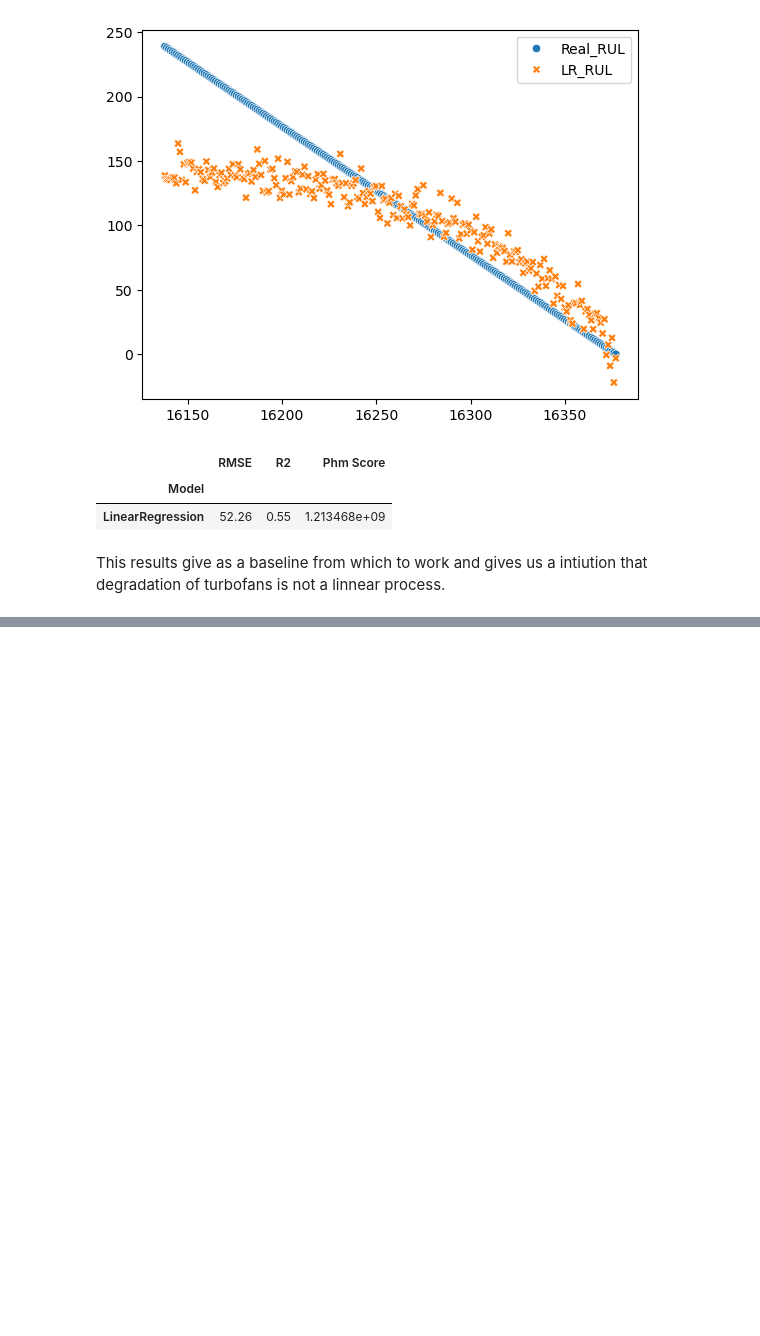
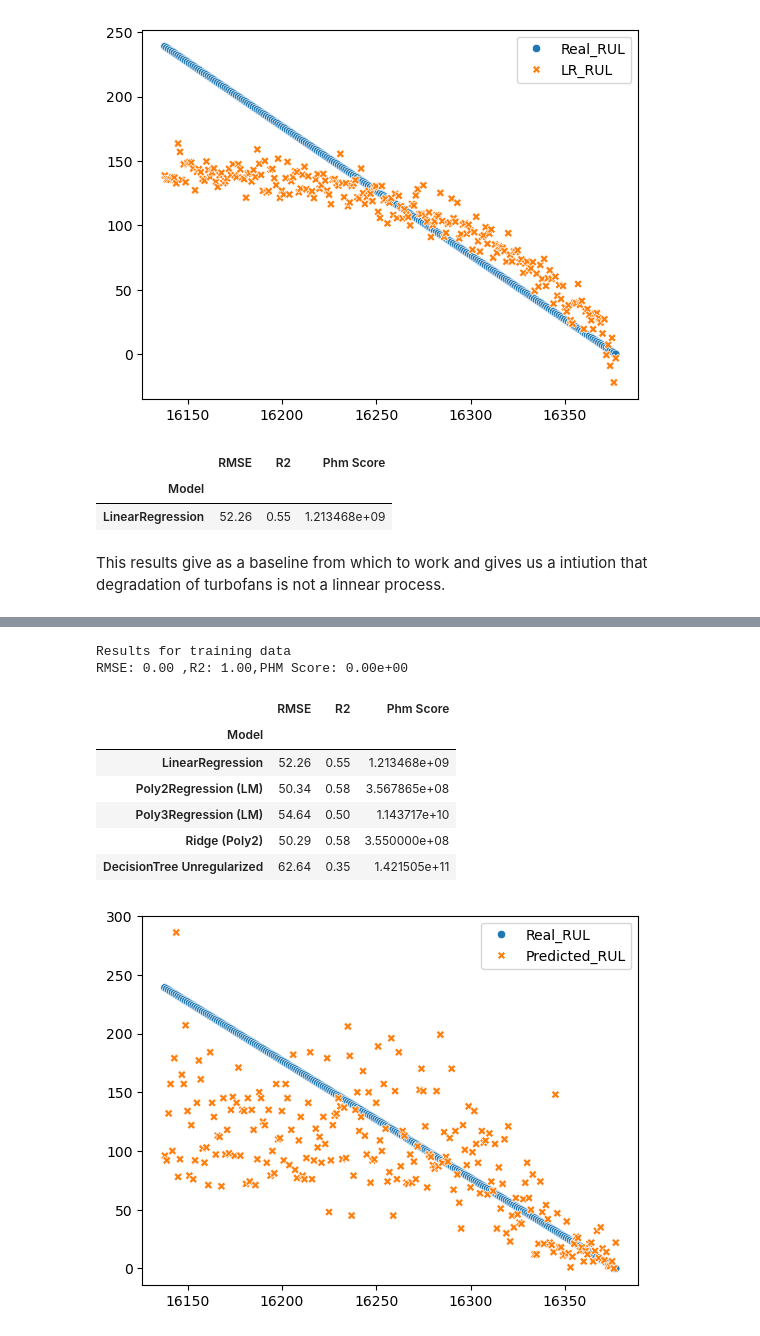
Before and after one commit to oscarguillen-ml/ML-Internship-Portfolio, a Jupyter notebook: 02-predictive-maintenance/predictive_maintenance.ipynb, the cells around one changed output, grey strips where cells are left out. Saved outputs shown, nothing was run; the diff lists cells and outputs as text; code cells hidden in the pictures; blank space fills up the shorter version.

```diff
--- a/02-predictive-maintenance/predictive_maintenance.ipynb
+++ b/02-predictive-maintenance/predictive_maintenance.ipynb
@@ -370,0 +427,47 @@ df_results
+# %%
+from sklearn.tree import DecisionTreeRegressor
+
+tree_reg=DecisionTreeRegressor()
+
+tree_reg.fit(X_train, y_train)
+
+val_predictions = tree_reg.predict(X_val)
+
+bl_FD001[bl_FD001['unit_number']==81]
+
+df_results=pd.DataFrame({
+    'Real_RUL': y_val,
+    'Predicted_RUL': val_predictions
+})
+
+sns.scatterplot(data=df_results.iloc[range(0,240)])
+
+rmse = (root_mean_squared_error(y_val, val_predictions))
+r2 = r2_score(y_val, val_predictions)
+phm_score = phm_score_func(y_val, val_predictions)
+
+#Train predictions to see overfitting
+train_predictions = tree_reg.predict(X_train)
+rmse_train = root_mean_squared_error(y_train, train_predictions)
+r2_train = r2_score(y_train, train_predictions)
+phm_score_train = phm_score_func(y_train, train_predictions)
+
+print(f'Results for training data')
+print(f'RMSE: {rmse_train:.2f} ,R2: {r2_train:.2f},PHM Score: {phm_score_train:.2e}')
+
+adding_results(rmse,r2,phm_score,'DecisionTree Unregularized') #Adapt to model
+
+df_results = pd.DataFrame(results_dict).set_index('Model').round(2)
+
+df_results
+# %% [output]
+Results for training data
+RMSE: 0.00 ,R2: 1.00,PHM Score: 0.00e+00
+|  | RMSE | R2 | Phm Score |
+| Model |  |  |  |
+| LinearRegression | 52.26 | 0.55 | 1.213468e+09 |
+| Poly2Regression (LM) | 50.34 | 0.58 | 3.567865e+08 |
+| Poly3Regression (LM) | 54.64 | 0.50 | 1.143717e+10 |
+| Ridge (Poly2) | 50.29 | 0.58 | 3.550000e+08 |
+| DecisionTree Unregularized | 62.64 | 0.35 | 1.421505e+11 |
+[figure, added]
```
Also changed, not shown: parts of 6 cells of this notebook.
